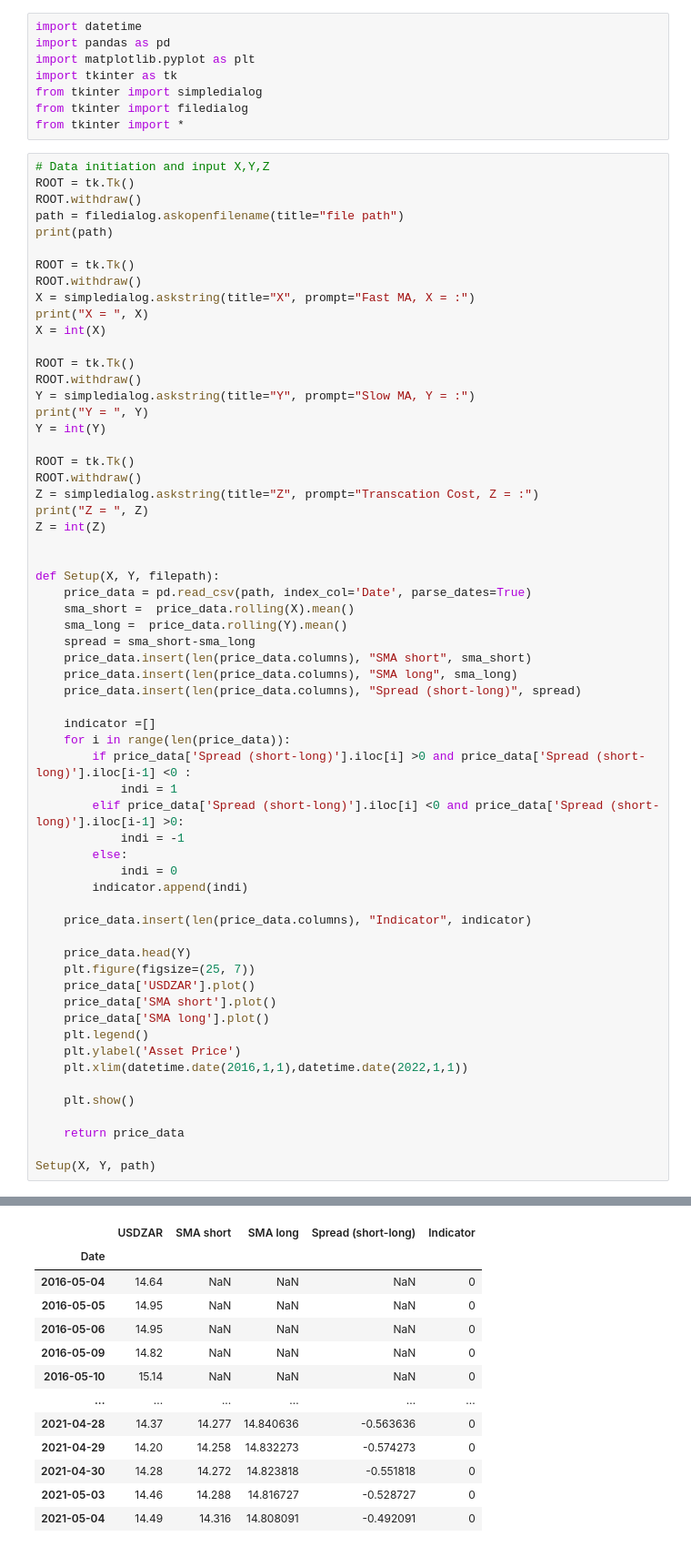
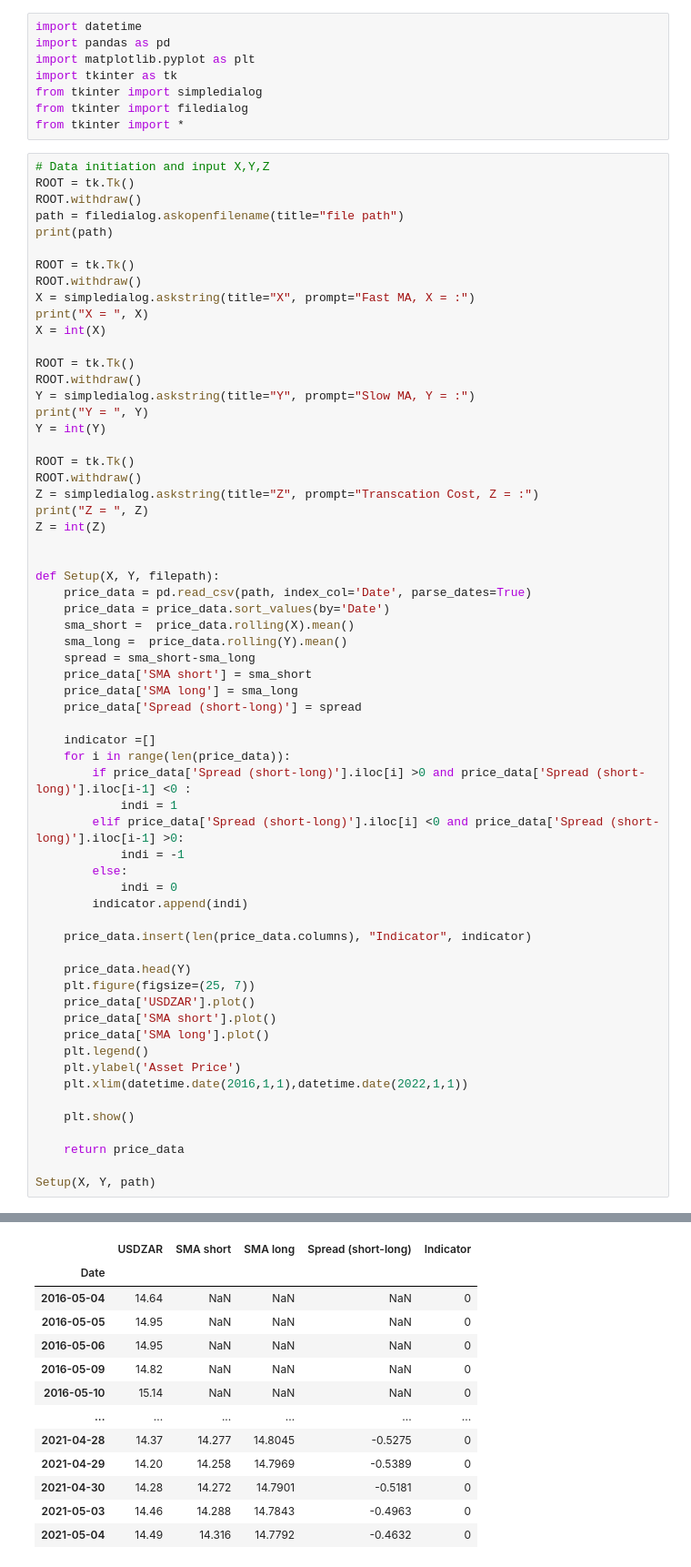
Before and after one commit to liuzipenguk/Job-related, a Jupyter notebook: SMA Crossover backtesting.ipynb, the cells around one changed output, grey strips where cells are left out. Shown at 91% size. Drawn from its saved outputs; the diff is of its cells as text.

```diff
--- a/SMA Crossover backtesting.ipynb
+++ b/SMA Crossover backtesting.ipynb
@@ -34,12 +34,13 @@ Z = int(Z)
 
 def Setup(X, Y, filepath):
     price_data = pd.read_csv(path, index_col='Date', parse_dates=True)
+    price_data = price_data.sort_values(by='Date')
     sma_short =  price_data.rolling(X).mean()
     sma_long =  price_data.rolling(Y).mean()
     spread = sma_short-sma_long
-    price_data.insert(len(price_data.columns), "SMA short", sma_short)
-    price_data.insert(len(price_data.columns), "SMA long", sma_long)
-    price_data.insert(len(price_data.columns), "Spread (short-long)", spread)
+    price_data['SMA short'] = sma_short
+    price_data['SMA long'] = sma_long
+    price_data['Spread (short-long)'] = spread
 
     indicator =[]
     for i in range(len(price_data)):
@@ -74,18 +75,18 @@ Y =  110
 Z =  10
 [figure]
 |  | USDZAR | SMA short | SMA long | Spread (short-long) | Indicator |
 | Date |  |  |  |  |  |
 | 2016-05-04 | 14.64 | NaN | NaN | NaN | 0 |
 | 2016-05-05 | 14.95 | NaN | NaN | NaN | 0 |
 | 2016-05-06 | 14.95 | NaN | NaN | NaN | 0 |
 | 2016-05-09 | 14.82 | NaN | NaN | NaN | 0 |
 | 2016-05-10 | 15.14 | NaN | NaN | NaN | 0 |
 | ... | ... | ... | ... | ... | ... |
-| 2021-04-28 | 14.37 | 14.277 | 14.840636 | -0.563636 | 0 |
-| 2021-04-29 | 14.20 | 14.258 | 14.832273 | -0.574273 | 0 |
-| 2021-04-30 | 14.28 | 14.272 | 14.823818 | -0.551818 | 0 |
-| 2021-05-03 | 14.46 | 14.288 | 14.816727 | -0.528727 | 0 |
-| 2021-05-04 | 14.49 | 14.316 | 14.808091 | -0.492091 | 0 |
+| 2021-04-28 | 14.37 | 14.277 | 14.8045 | -0.5275 | 0 |
+| 2021-04-29 | 14.20 | 14.258 | 14.7969 | -0.5389 | 0 |
+| 2021-04-30 | 14.28 | 14.272 | 14.7901 | -0.5181 | 0 |
+| 2021-05-03 | 14.46 | 14.288 | 14.7843 | -0.4963 | 0 |
+| 2021-05-04 | 14.49 | 14.316 | 14.7792 | -0.4632 | 0 |
 1282 rows × 5 columns
 # %%
 #=============================Set date range for backtesting=========================================
```
Also changed, not shown: parts of 2 cells of this notebook.
